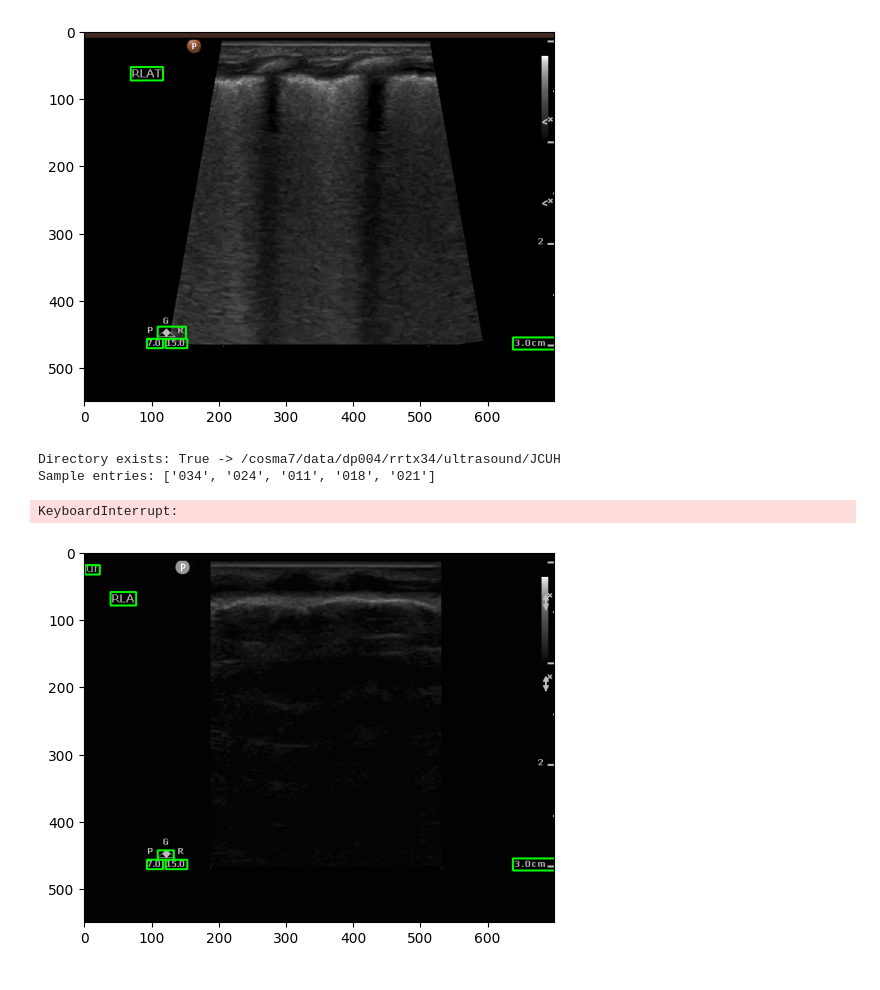
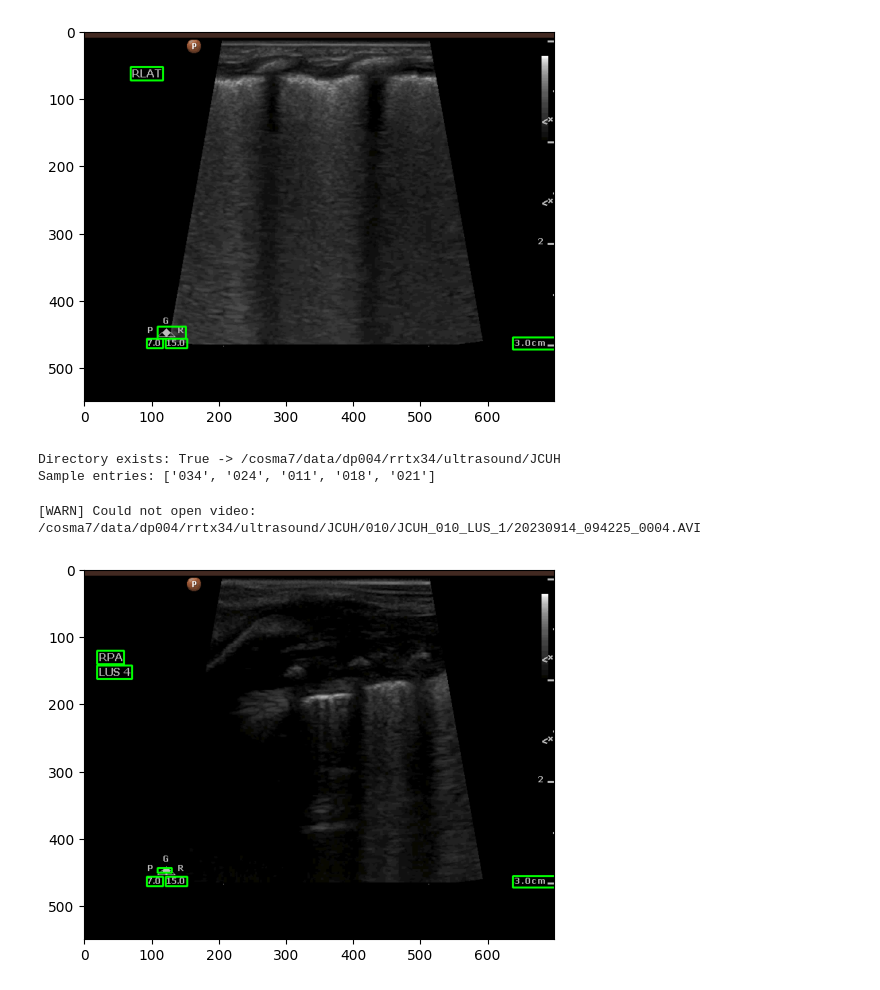
Before and after one commit to miliani-ff03/LUS_Project, a Jupyter notebook: ocr.ipynb, the cells around one changed output. Saved outputs shown, nothing was run; the diff lists cells and outputs as text; code cells hidden in the pictures.

Commit message:
expanding to full dataset for JCUH

```diff
--- a/ocr.ipynb
+++ b/ocr.ipynb
@@ -62,13 +115,14 @@ import easyocr
 import cv2
 import numpy as np
 
-def read_text(image_path, min_confidence=0.0):
+def read_text(image_path, min_confidence=0.0, reader=None):
     # Initialize reader for English only
-    reader = easyocr.Reader(['en'], gpu=True, verbose=False)
+    if reader is None:
+        reader = easyocr.Reader(['en'], gpu=True, verbose=False)
 
     if not isinstance(image_path, np.ndarray):
         # Read image
-        print("read image")
+
         image = cv2.imread(image_path)
     else:
         image = image_path
@@ -152,44 +200,54 @@ if os.path.exists(dir_path):
         print("Could not list directory contents:", e)
 
 # Create an empty list to store the file names and paths
 file_list = []
 
 # Walk through the directory and its subdirectories
 for root, dirs, files in os.walk(dir_path):
     files = [ fi for fi in files if fi.endswith(".AVI") or fi.endswith(".MP4") ]
     for file in tqdm(files, desc=f"Indexing videos in {os.path.basename(root)}", leave=False):
         # Get the file path
         file_path = os.path.join(root, file)
-        scan_no = os.path.split(os.path.dirname(file_path))[-1]
+        scan_filename = os.path.split(os.path.dirname(file_path))[-1]
+        re_match = re.search(r'LUS_[1-4]', scan_filename)
+        scan_no = re_match.group(0)
         patient_id = os.path.split(os.path.dirname(os.path.dirname(file_path)))[-1]
         # Append the file name and path to the list
-        file_list.append({'Hospital': 'JCUH', 'File Path': file_path, 'Patient ID': patient_id, 'Scan No': scan_no[8:13]})
+        file_list.append({'Hospital': 'JCUH', 'File Path': file_path, 'Patient ID': patient_id, 'Scan No': scan_no})
 
+ocr_reader = easyocr.Reader(['en'], gpu=True, verbose=False)
 # add scan label column
 for file_info in tqdm(file_list, desc="Extracting scan labels (OCR)"):
     video_path = file_info['File Path']
     frame, total_frames, fps = extract_frame(video_path, frame_number=10)
 
-    scan_label_cut = frame[50:, 100:]
-    detected_texts = read_text(scan_label_cut, min_confidence=0.0)
+    file_info['Total Frames'] = total_frames or 0
+    file_info['FPS'] = fps or 0.0
+
+    if frame is None:
+        file_info['Scan Label'] = 'Unknown'
+        file_info['Read Error'] = True
+        continue
+
+    h, w = frame.shape[:2]
+    y0, x0 = 50, 100
+    scan_label_cut = frame[min(y0, h):h, min(x0, w):w]
+
+    detected_texts = read_text(scan_label_cut, min_confidence=0.0, reader=ocr_reader)
     scan_label = find_scan_label(detected_texts, possibilities)
     file_info['Scan Label'] = scan_label if scan_label else 'Unknown'
 
-    if file_info['Scan No']=='LUS_4':
+    if file_info['Scan No'] == 'LUS_4':
         file_info['Scan No'] = 'LU_4'
-
-    # Add frames and FPS information
-    file_info['Total Frames'] = total_frames
-    file_info['FPS'] = fps
 
 
 # Create a Pandas DataFrame from the list
 df_path = pd.DataFrame(file_list)
 # %% [output]
 Directory exists: True -> /cosma7/data/dp004/rrtx34/ultrasound/JCUH
 Sample entries: ['034', '024', '011', '018', '021']
-KeyboardInterrupt:
+[WARN] Could not open video: /cosma7/data/dp004/rrtx34/ultrasound/JCUH/010/JCUH_010_LUS_1/20230914_094225_0004.AVI
-[figure, old version]
+[figure, new version]
 # %%
 # Change scan label to expert scan label
 def to_expert_label(label: str) -> str:
```
Also changed, not shown: parts of 6 cells of this notebook, 1 other file.
